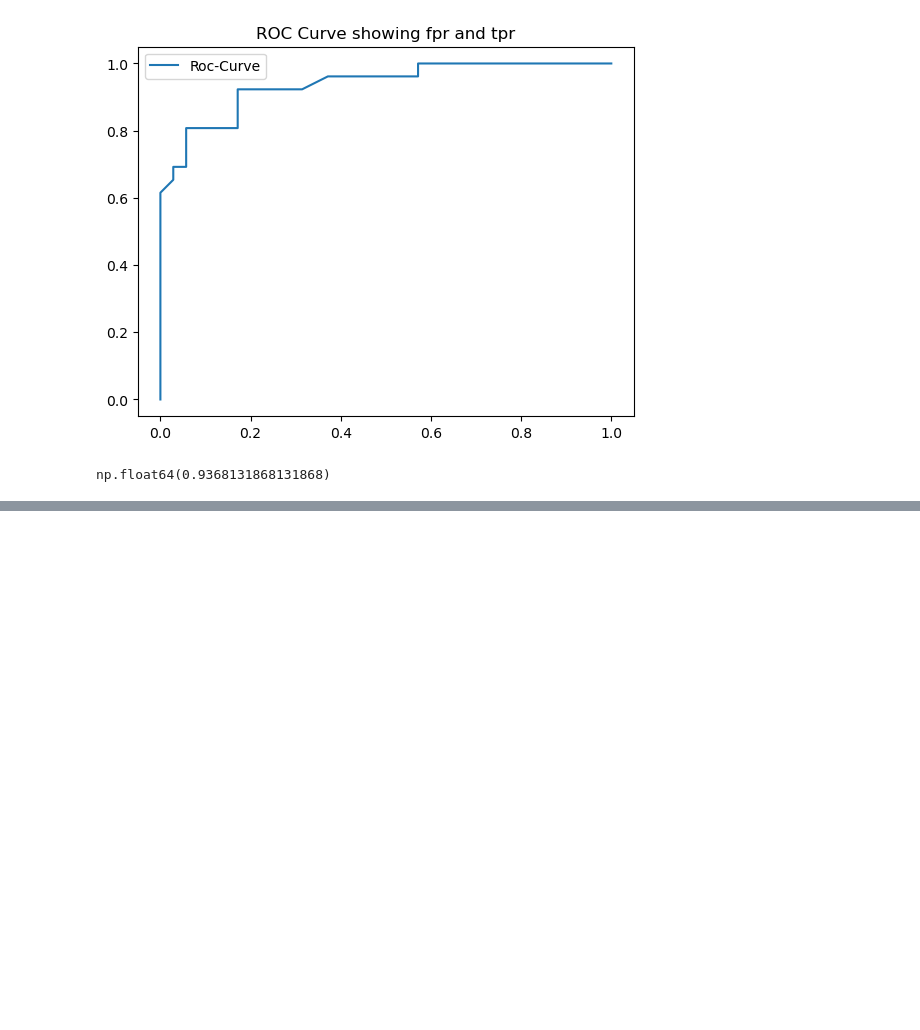
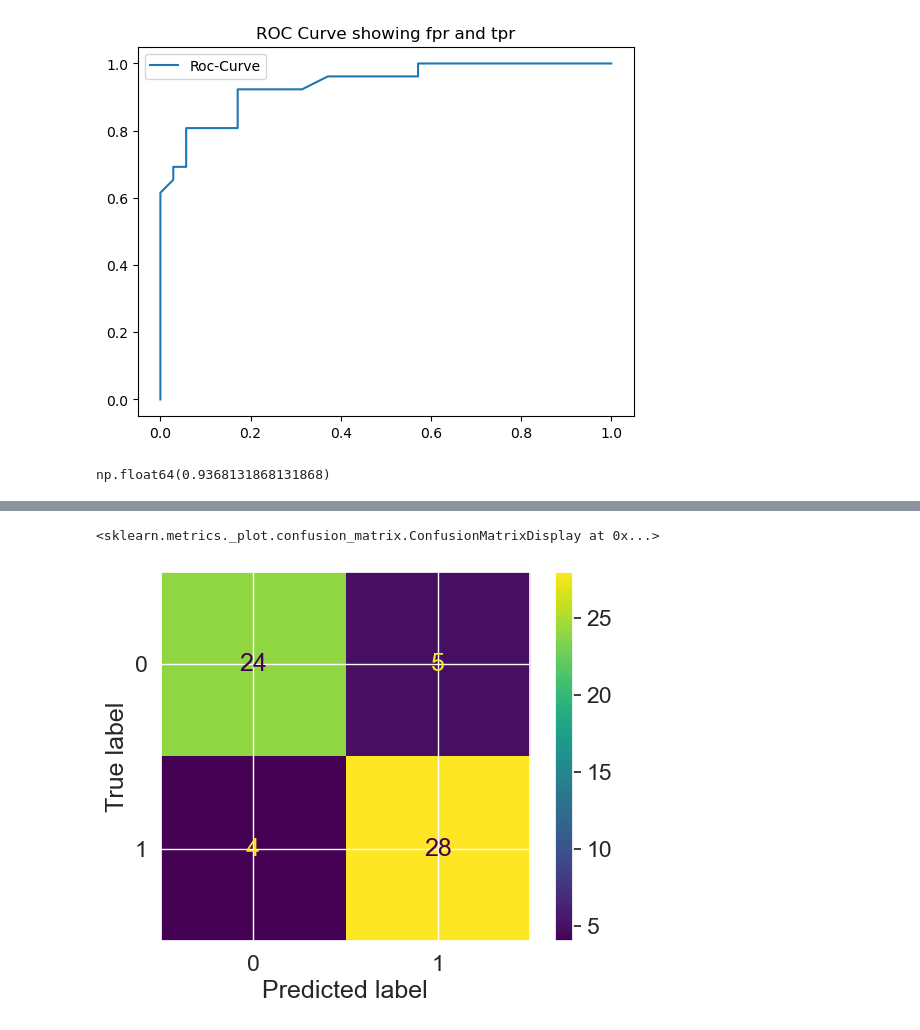
Before and after one commit to SaiPh3r/intro-ml, a Jupyter notebook: intro-scikit-learn.ipynb, the cells around one changed output, grey strips where cells are left out. Saved outputs shown, nothing was run; the diff lists cells and outputs as text; code cells hidden in the pictures; blank space fills up the shorter version.

```diff
--- a/intro-scikit-learn.ipynb
+++ b/intro-scikit-learn.ipynb
@@ -792,0 +843,7 @@ np.float64(0.9368131868131868)
+# %%
+# instead of seaborn we can also create confusion matrix from sklearn
+from sklearn.metrics import ConfusionMatrixDisplay
+ConfusionMatrixDisplay.from_predictions(y_test, y_pred)
+# %% [output]
+<sklearn.metrics._plot.confusion_matrix.ConfusionMatrixDisplay at 0x...>
+[figure, added]
```
Also changed, not shown: parts of 12 cells of this notebook, 2 other files.
